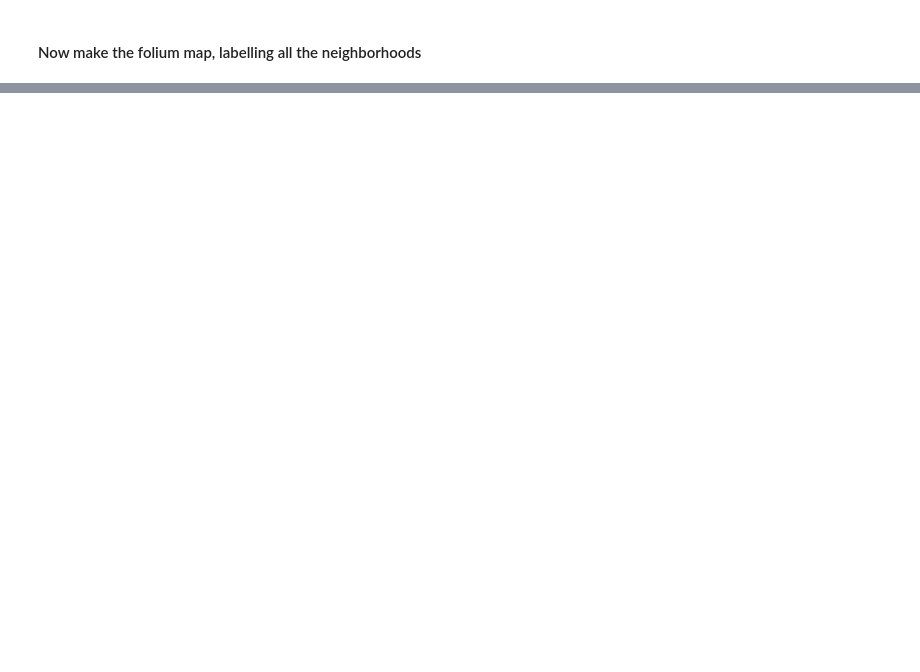
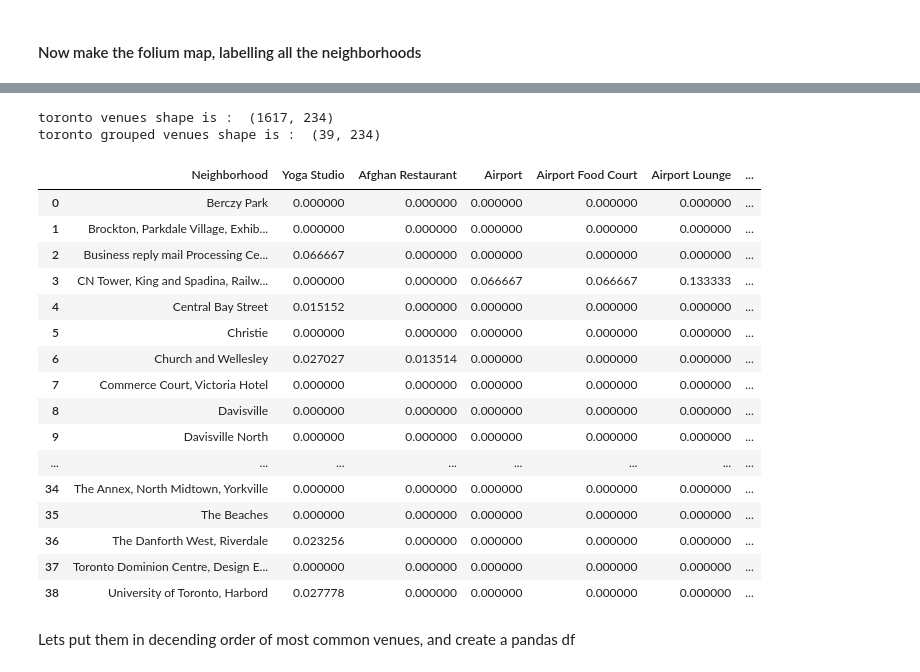
Before and after one commit to KyleStewartPhD/IBMcapstone, a Jupyter notebook: Capstone Project Week 3.ipynb, the cells around one changed output, grey strips where cells are left out. Cells and saved outputs as stored; diff of their text form; code cells hidden in the pictures; blank space fills up the shorter version.

Commit message:
Published from Watson Studio.

```diff
--- a/Capstone Project Week 3.ipynb
+++ b/Capstone Project Week 3.ipynb
@@ -201,0 +272,16 @@ TADA!  DONE!
+# %%
+venues = results['response']['groups'][0]['items']
+
+nearby_venues = json_normalize(venues) # flatten JSON
+
+# filter columns
+filtered_columns = ['venue.name', 'venue.categories', 'venue.location.lat', 'venue.location.lng']
+nearby_venues =nearby_venues.loc[:, filtered_columns]
+
+# filter the category for each row
+nearby_venues['venue.categories'] = nearby_venues.apply(get_category_type, axis=1)
+
+# clean columns
+nearby_venues.columns = [col.split(".")[-1] for col in nearby_venues.columns]
+
+nearby_venues.head()
@@ -201,0 +337,6 @@ TADA!  DONE!
+# %%
+# run the function for all neighbhorhoods
+toronto_venues = getNearbyVenues(names=toronto_data['Neighborhood'],
+                                   latitudes=toronto_data['Latitude'],
+                                   longitudes=toronto_data['Longitude']
+                                  )
@@ -201,0 +381,12 @@ TADA!  DONE!
+# %%
+# one hot encoding
+toronto_onehot = pd.get_dummies(toronto_venues[['Venue Category']], prefix="", prefix_sep="")
+
+# add neighborhood column back to dataframe
+toronto_onehot['Neighborhood'] = toronto_venues['Neighborhood']
+
+# move neighborhood column to the first column
+fixed_columns = [toronto_onehot.columns[-1]] + list(toronto_onehot.columns[:-1])
+toronto_onehot = toronto_onehot[fixed_columns]
+
+toronto_onehot.head()
@@ -201,0 +400,28 @@ TADA!  DONE!
+# %%
+print("toronto venues shape is : ", toronto_onehot.shape)
+
+toronto_grouped = toronto_onehot.groupby('Neighborhood').mean().reset_index()
+print("toronto grouped venues shape is : ", toronto_grouped.shape)
+toronto_grouped
+# %% [output]
+toronto venues shape is :  (1617, 234)
+toronto grouped venues shape is :  (39, 234)
+|  | Neighborhood | Yoga Studio | Afghan Restaurant | Airport | Airport Food Court | Airport Lounge | ... |
+| 0 | Berczy Park | 0.000000 | 0.000000 | 0.000000 | 0.000000 | 0.000000 | ... |
+| 1 | Brockton, Parkdale Village, Exhib... | 0.000000 | 0.000000 | 0.000000 | 0.000000 | 0.000000 | ... |
+| 2 | Business reply mail Processing Ce... | 0.066667 | 0.000000 | 0.000000 | 0.000000 | 0.000000 | ... |
+| 3 | CN Tower, King and Spadina, Railw... | 0.000000 | 0.000000 | 0.066667 | 0.066667 | 0.133333 | ... |
+| 4 | Central Bay Street | 0.015152 | 0.000000 | 0.000000 | 0.000000 | 0.000000 | ... |
+| 5 | Christie | 0.000000 | 0.000000 | 0.000000 | 0.000000 | 0.000000 | ... |
+| 6 | Church and Wellesley | 0.027027 | 0.013514 | 0.000000 | 0.000000 | 0.000000 | ... |
+| 7 | Commerce Court, Victoria Hotel | 0.000000 | 0.000000 | 0.000000 | 0.000000 | 0.000000 | ... |
+| 8 | Davisville | 0.000000 | 0.000000 | 0.000000 | 0.000000 | 0.000000 | ... |
+| 9 | Davisville North | 0.000000 | 0.000000 | 0.000000 | 0.000000 | 0.000000 | ... |
+| ... | ... | ... | ... | ... | ... | ... | ... |
+| 34 | The Annex, North Midtown, Yorkville | 0.000000 | 0.000000 | 0.000000 | 0.000000 | 0.000000 | ... |
+| 35 | The Beaches | 0.000000 | 0.000000 | 0.000000 | 0.000000 | 0.000000 | ... |
+| 36 | The Danforth West, Riverdale | 0.023256 | 0.000000 | 0.000000 | 0.000000 | 0.000000 | ... |
+| 37 | Toronto Dominion Centre, Design E... | 0.000000 | 0.000000 | 0.000000 | 0.000000 | 0.000000 | ... |
+| 38 | University of Toronto, Harbord | 0.027778 | 0.000000 | 0.000000 | 0.000000 | 0.000000 | ... |
+# %% [markdown]
+Lets put them in decending order of most common venues, and create a pandas df
```
Also changed, not shown: parts of 28 cells of this notebook.
